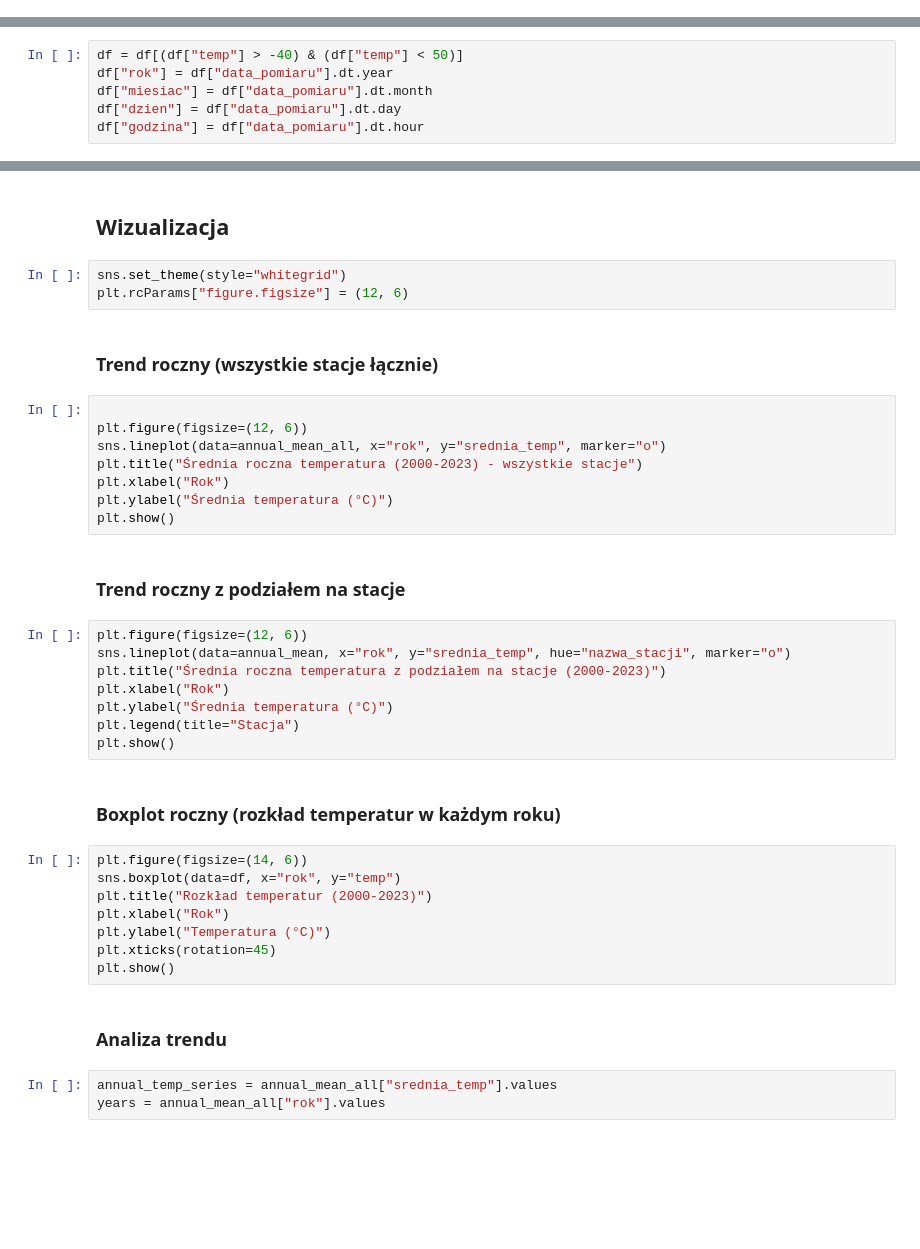
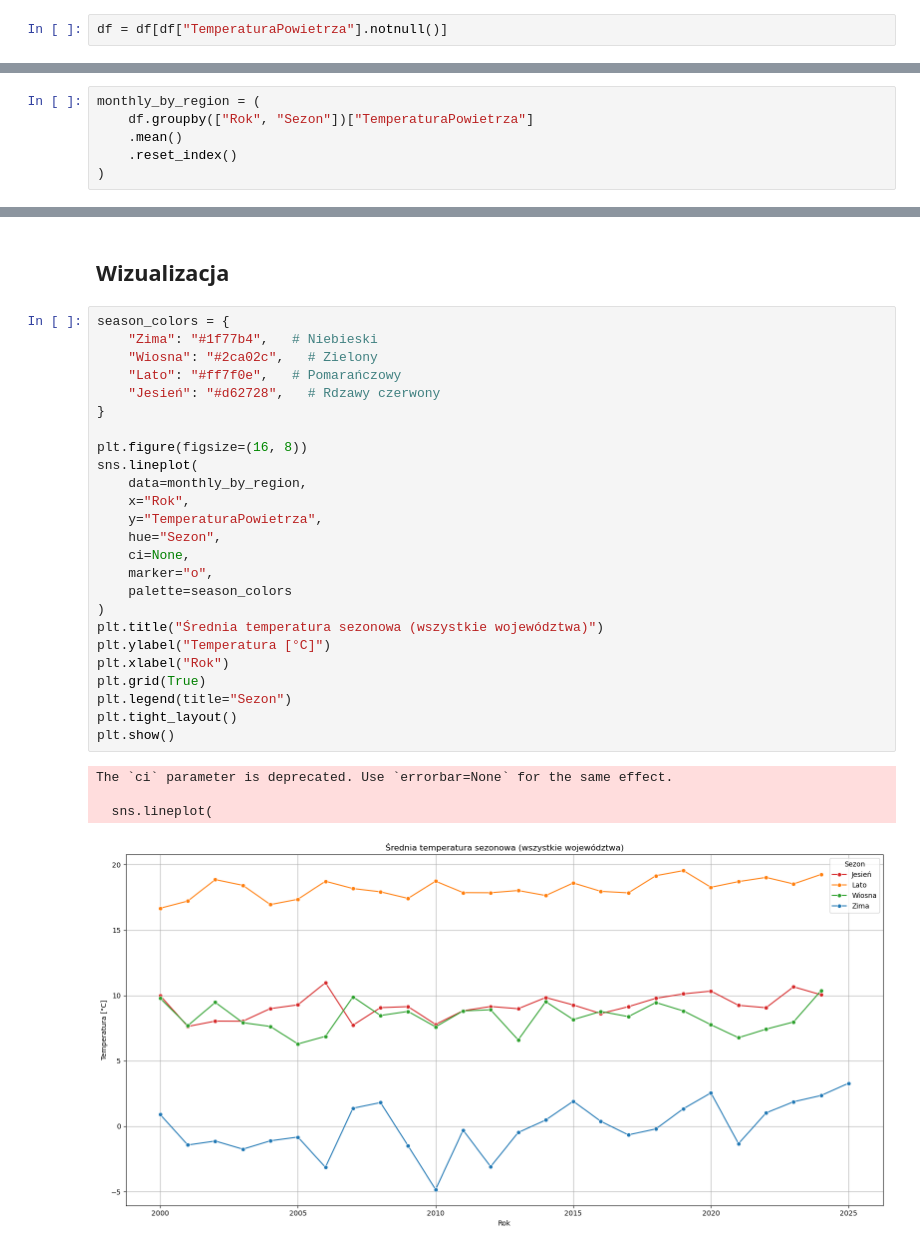
Before and after one commit to ankhralovich/wwsi-umisi, a Jupyter notebook: 2-semestr/ptasznik/zpd/lab-3-klimat.ipynb, the cells around one changed output, grey strips where cells are left out. Saved outputs shown, nothing was run; the diff lists cells and outputs as text; blank space fills up the shorter version.

```diff
--- a/2-semestr/ptasznik/zpd/lab-3-klimat.ipynb
+++ b/2-semestr/ptasznik/zpd/lab-3-klimat.ipynb
@@ -46,0 +93,2 @@ with engine.connect() as conn:
+# %%
+df = df[df["TemperaturaPowietrza"].notnull()]
@@ -128,6 +124,0 @@ dtype: int64
-# %%
-df = df[(df["temp"] > -40) & (df["temp"] < 50)]
-df["rok"] = df["data_pomiaru"].dt.year
-df["miesiac"] = df["data_pomiaru"].dt.month
-df["dzien"] = df["data_pomiaru"].dt.day
-df["godzina"] = df["data_pomiaru"].dt.hour
@@ -140,0 +127,6 @@ annual_mean_all.rename(columns={"temp": "srednia_temp"}, inplace=True)
+# %%
+monthly_by_region = (
+    df.groupby(["Rok", "Sezon"])["TemperaturaPowietrza"]
+    .mean()
+    .reset_index()
+)
@@ -141,40 +142,32 @@ annual_mean_all.rename(columns={"temp": "srednia_temp"}, inplace=True)
 # %% [markdown]
 ## Wizualizacja
-# %%
-sns.set_theme(style="whitegrid")
-plt.rcParams["figure.figsize"] = (12, 6)
-# %% [markdown]
-### Trend roczny (wszystkie stacje łącznie)
-# %%
-
-plt.figure(figsize=(12, 6))
-sns.lineplot(data=annual_mean_all, x="rok", y="srednia_temp", marker="o")
-plt.title("Średnia roczna temperatura (2000-2023) - wszystkie stacje")
-plt.xlabel("Rok")
-plt.ylabel("Średnia temperatura (°C)")
-plt.show()
-# %% [markdown]
-### Trend roczny z podziałem na stacje
 # %%
-plt.figure(figsize=(12, 6))
-sns.lineplot(data=annual_mean, x="rok", y="srednia_temp", hue="nazwa_stacji", marker="o")
-plt.title("Średnia roczna temperatura z podziałem na stacje (2000-2023)")
+season_colors = {
+    "Zima": "#1f77b4",   # Niebieski
+    "Wiosna": "#2ca02c",   # Zielony
+    "Lato": "#ff7f0e",   # Pomarańczowy
+    "Jesień": "#d62728",   # Rdzawy czerwony
+}
+
+plt.figure(figsize=(16, 8))
+sns.lineplot(
+    data=monthly_by_region,
+    x="Rok",
+    y="TemperaturaPowietrza",
+    hue="Sezon",
+    ci=None,
+    marker="o",
+    palette=season_colors
+)
+plt.title("Średnia temperatura sezonowa (wszystkie województwa)")
+plt.ylabel("Temperatura [°C]")
 plt.xlabel("Rok")
-plt.ylabel("Średnia temperatura (°C)")
-plt.legend(title="Stacja")
+plt.grid(True)
+plt.legend(title="Sezon")
+plt.tight_layout()
 plt.show()
+# %% [output]
+The `ci` parameter is deprecated. Use `errorbar=None` for the same effect.
+
+  sns.lineplot(
+[figure, added]
-# %% [markdown]
-### Boxplot roczny (rozkład temperatur w każdym roku)
-# %%
-plt.figure(figsize=(14, 6))
-sns.boxplot(data=df, x="rok", y="temp")
-plt.title("Rozkład temperatur (2000-2023)")
-plt.xlabel("Rok")
-plt.ylabel("Temperatura (°C)")
-plt.xticks(rotation=45)
-plt.show()
-# %% [markdown]
-### Analiza trendu
-# %%
-annual_temp_series = annual_mean_all["srednia_temp"].values
-years = annual_mean_all["rok"].values
```
Also changed, not shown: parts of 24 cells of this notebook, 1 other file.
